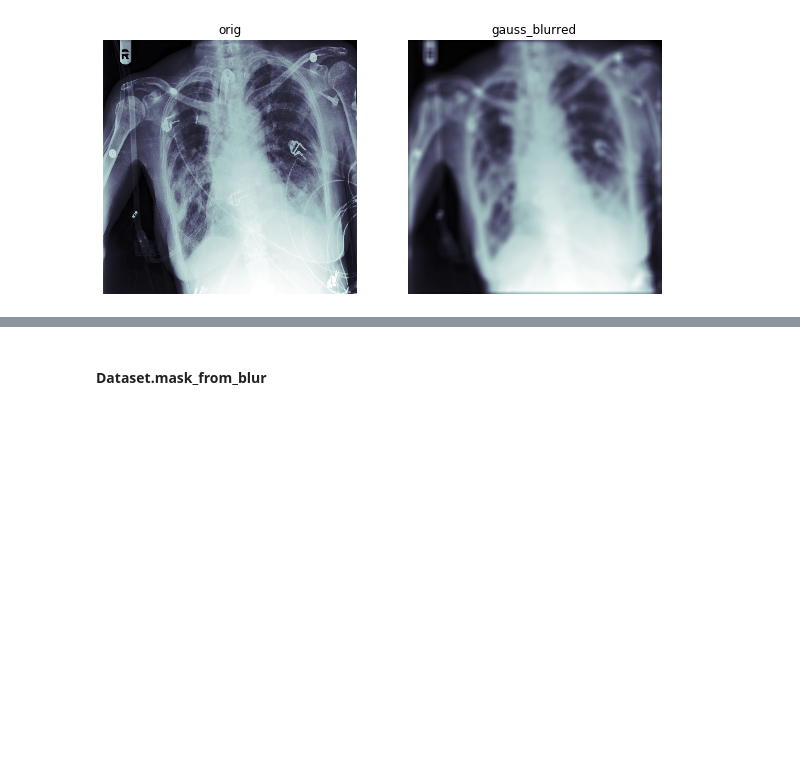
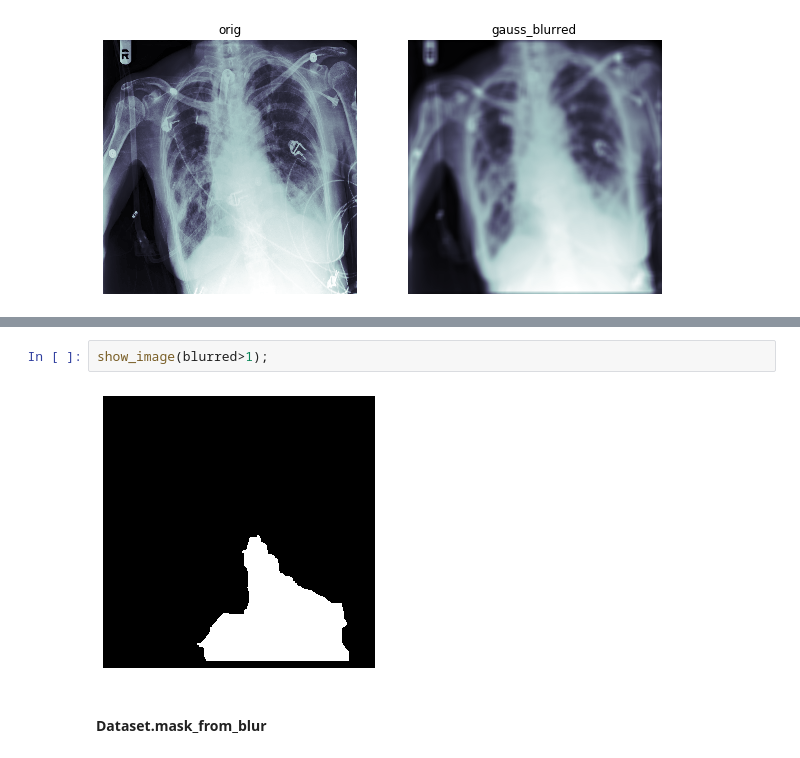
Before and after one commit to asvcode/medical_imaging, a Jupyter notebook: Medical-Imaging-Part2.ipynb, the cells around one changed output, grey strips where cells are left out. Saved outputs shown, nothing was run; the diff lists cells and outputs as text; blank space fills up the shorter version.

```diff
--- a/Medical-Imaging-Part2.ipynb
+++ b/Medical-Imaging-Part2.ipynb
@@ -50,3 +68,7 @@ show_images(gims, titles=('orig', 'gauss_blurred'), figsize=(10,10))
+# %%
+show_image(blurred>1);
+# %% [output]
+[figure, added]
 # %% [markdown]
 #### Dataset.mask_from_blur
 # %%
```
Also changed, not shown: parts of 6 cells of this notebook.
